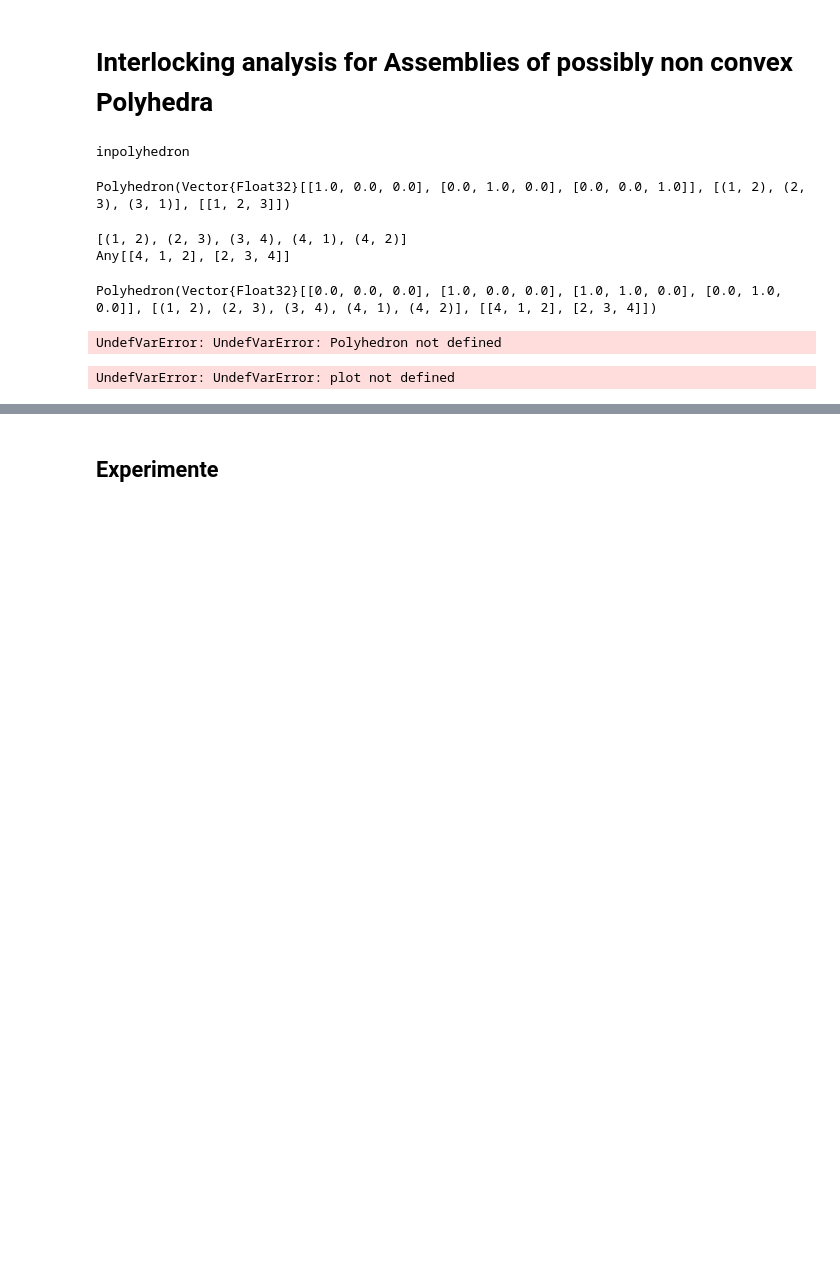
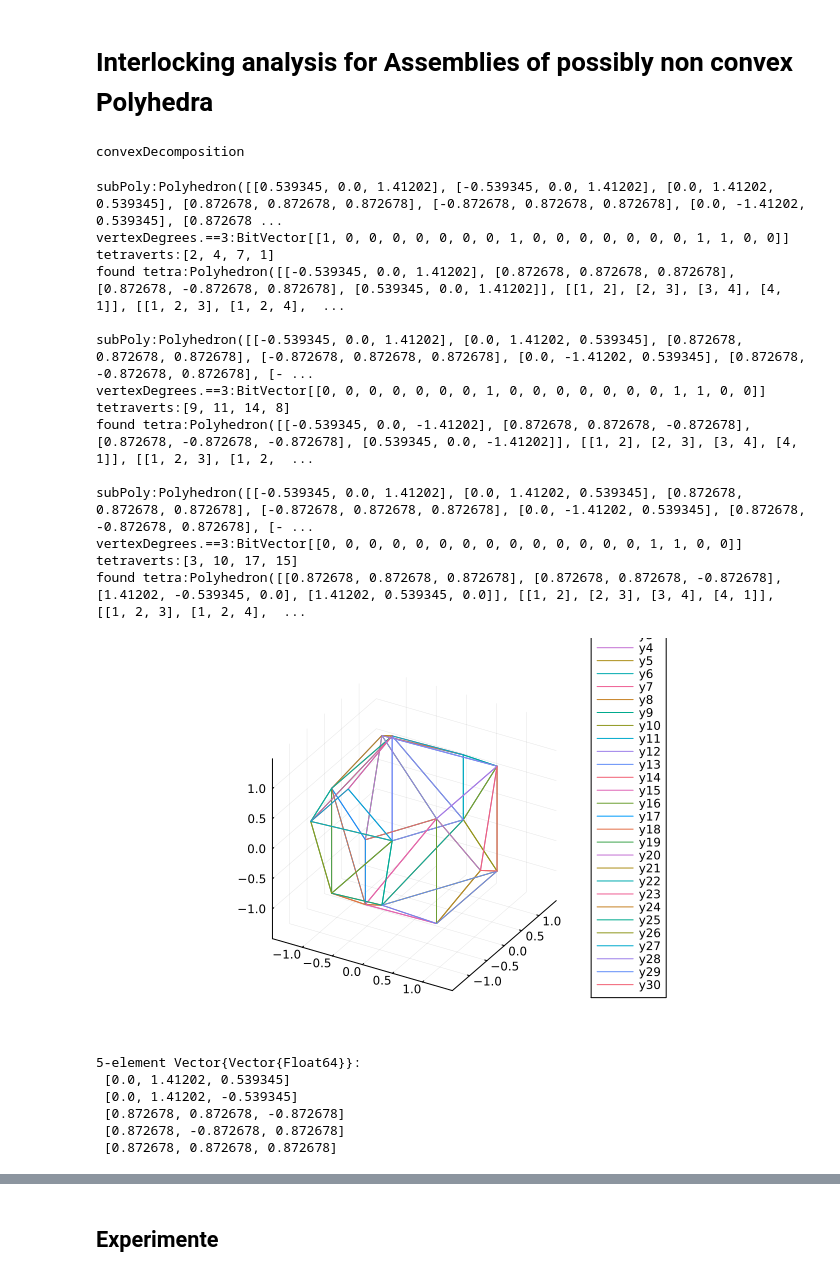
Before and after one commit to Saschobolt/GeoCombSurfX, a Jupyter notebook: src/Sascha/non-convex-interlocking.ipynb, the cells around one changed output, grey strips where cells are left out. Cells and saved outputs as stored; diff of their text form; code cells hidden in the pictures; blank space fills up the shorter version.

```diff
--- a/src/Sascha/non-convex-interlocking.ipynb
+++ b/src/Sascha/non-convex-interlocking.ipynb
@@ -1,45 +1,40 @@
 # %% [markdown]
 # Interlocking analysis for Assemblies of possibly non convex Polyhedra
+# %%
+include("../Polyhedron.jl")
+include("../examples.jl")
+include("../decomposition.jl")
+# %% [output]
+convexDecomposition
 # %%
 using Plots
+include("../plotting.jl")
 
-include("../Polyhedron.jl")
+poly = convexDecomposition(Dodecahedron)[end]
+
+plotPolyhedron(poly)
 # %% [output]
-inpolyhedron
+subPoly:Polyhedron([[0.539345, 0.0, 1.41202], [-0.539345, 0.0, 1.41202], [0.0, 1.41202, 0.539345], [0.872678, 0.872678, 0.872678], [-0.872678, 0.872678, 0.872678], [0.0, -1.41202, 0.539345], [0.872678 ...
+vertexDegrees.==3:BitVector[[1, 0, 0, 0, 0, 0, 0, 0, 1, 0, 0, 0, 0, 0, 0, 0, 1, 1, 0, 0]]
+tetraverts:[2, 4, 7, 1]
+found tetra:Polyhedron([[-0.539345, 0.0, 1.41202], [0.872678, 0.872678, 0.872678], [0.872678, -0.872678, 0.872678], [0.539345, 0.0, 1.41202]], [[1, 2], [2, 3], [3, 4], [4, 1]], [[1, 2, 3], [1, 2, 4],  ...
+
+subPoly:Polyhedron([[-0.539345, 0.0, 1.41202], [0.0, 1.41202, 0.539345], [0.872678, 0.872678, 0.872678], [-0.872678, 0.872678, 0.872678], [0.0, -1.41202, 0.539345], [0.872678, -0.872678, 0.872678], [- ...
+vertexDegrees.==3:BitVector[[0, 0, 0, 0, 0, 0, 0, 1, 0, 0, 0, 0, 0, 0, 0, 1, 1, 0, 0]]
+tetraverts:[9, 11, 14, 8]
+found tetra:Polyhedron([[-0.539345, 0.0, -1.41202], [0.872678, 0.872678, -0.872678], [0.872678, -0.872678, -0.872678], [0.539345, 0.0, -1.41202]], [[1, 2], [2, 3], [3, 4], [4, 1]], [[1, 2, 3], [1, 2,  ...
+
+subPoly:Polyhedron([[-0.539345, 0.0, 1.41202], [0.0, 1.41202, 0.539345], [0.872678, 0.872678, 0.872678], [-0.872678, 0.872678, 0.872678], [0.0, -1.41202, 0.539345], [0.872678, -0.872678, 0.872678], [- ...
+vertexDegrees.==3:BitVector[[0, 0, 0, 0, 0, 0, 0, 0, 0, 0, 0, 0, 0, 0, 1, 1, 0, 0]]
+tetraverts:[3, 10, 17, 15]
+found tetra:Polyhedron([[0.872678, 0.872678, 0.872678], [0.872678, 0.872678, -0.872678], [1.41202, -0.539345, 0.0], [1.41202, 0.539345, 0.0]], [[1, 2], [2, 3], [3, 4], [4, 1]], [[1, 2, 3], [1, 2, 4],  ...
+[figure, added]
-# %%
-verts = [[1,0,0], [0,1,0], [0,0,1]]
-edges = [(1,2), (2,3), (3,1)]
-facets = [[1,2,3]]
-
-standard_simplex = Polyhedron(verts, edges, facets)
-# %% [output]
-Polyhedron(Vector{Float32}[[1.0, 0.0, 0.0], [0.0, 1.0, 0.0], [0.0, 0.0, 1.0]], [(1, 2), (2, 3), (3, 1)], [[1, 2, 3]])
-# %%
-verts = [[0,0,0], [1,0,0], [1,1,0], [0,1,0]]
-edges = [(1,2), (2,3), (3,4), (4,1)]
-facets = [[1,2,3,4]]
-
-square = Polyhedron(verts, edges, facets)
-
-triang = triangulatePolyhedron(square)
-# %% [output]
-[(1, 2), (2, 3), (3, 4), (4, 1), (4, 2)]
-Any[[4, 1, 2], [2, 3, 4]]
-Polyhedron(Vector{Float32}[[0.0, 0.0, 0.0], [1.0, 0.0, 0.0], [1.0, 1.0, 0.0], [0.0, 1.0, 0.0]], [(1, 2), (2, 3), (3, 4), (4, 1), (4, 2)], [[4, 1, 2], [2, 3, 4]])
-# %%
-verts = [[0,0,0], [1,0,0], [0,1,0], [0,1,0]]
-edges = [(1,2), (1,3), (1,4), (2,3), (2,4), (3,4)]
-facets = [[1,2,3], [1,2,4], [1,3,4], [2,3,4]]
-
-tetra = Polyhedron(verts, edges, facets)
-
-inpolyhedron([1/4, 1/4, 1/4], tetra)
-# %% [output]
-UndefVarError: UndefVarError: Polyhedron not defined
-# %%
-p = plot()
-
-plotPolyhedron!(p, triang)
-display(p)
-# %% [output]
-UndefVarError: UndefVarError: plot not defined
+# %%
+Dodecahedron.verts[[3,11,12,7,4]]
+# %% [output]
+5-element Vector{Vector{Float64}}:
+ [0.0, 1.41202, 0.539345]
+ [0.0, 1.41202, -0.539345]
+ [0.872678, 0.872678, -0.872678]
+ [0.872678, -0.872678, 0.872678]
+ [0.872678, 0.872678, 0.872678]
```
Also changed, not shown: parts of 5 cells of this notebook, 5 other files.
